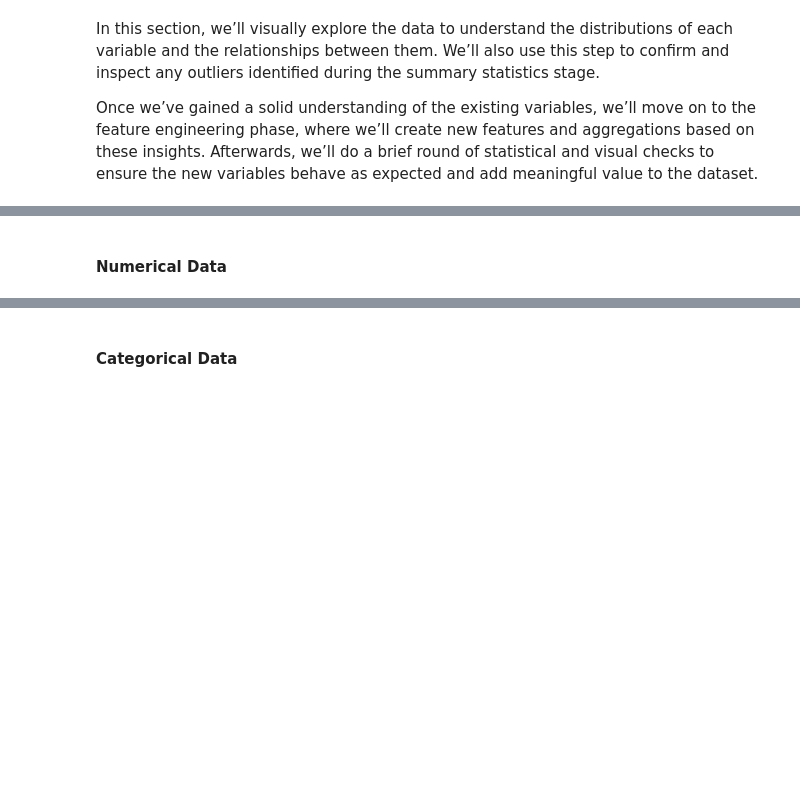
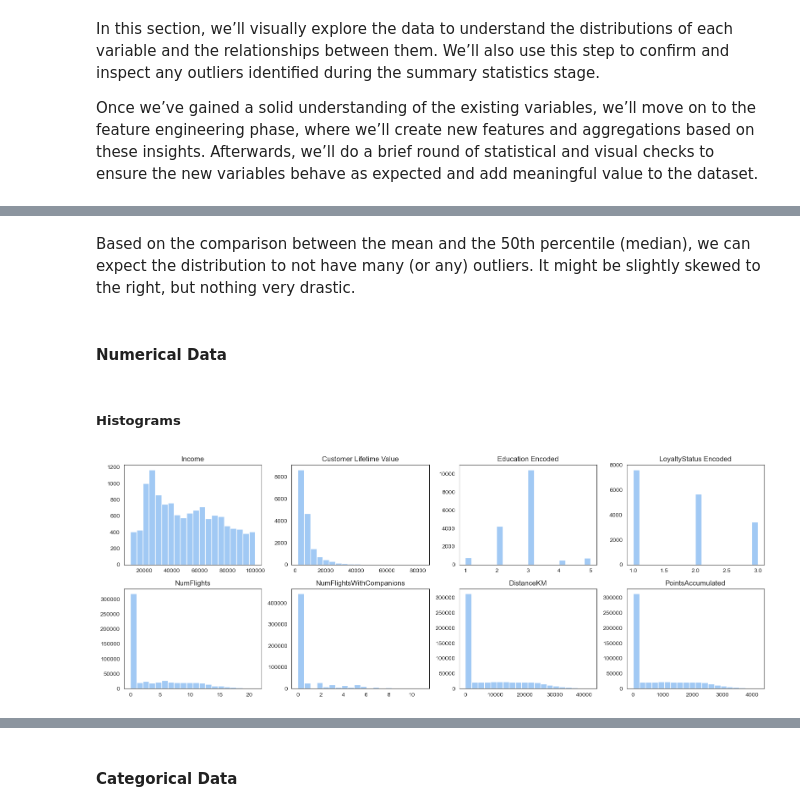
Before and after one commit to lCarvas/data-mining, a Jupyter notebook: src/Group94_EDA_Code.ipynb, the cells around one changed output, grey strips where cells are left out. Saved outputs shown, nothing was run; the diff lists cells and outputs as text; code cells hidden in the pictures; blank space fills up the shorter version.

```diff
--- a/src/Group94_EDA_Code.ipynb
+++ b/src/Group94_EDA_Code.ipynb
@@ -412,0 +706,2 @@ Once we’ve gained a solid understanding of the existing variables, we’ll mov
+# %%
+customerDB_copy.loc[customerDB_copy['Income'] == 0, 'Income'] = np.nan
@@ -413,2 +722,19 @@ Once we’ve gained a solid understanding of the existing variables, we’ll mov
+# %% [markdown]
+Based on the comparison between the mean and the 50th percentile (median), we can expect the distribution to not have many (or any) outliers. It might be slightly skewed to the right, but nothing very drastic.
 # %% [markdown]
 #### Numerical Data
+# %% [markdown]
+##### Histograms
+# %%
+fig, axes = plt.subplots(nrows=2, ncols=4, figsize=(16, 6))
+axes = axes.flatten()
+for i, variable in enumerate(customer_numerical_variables + customer_ordinal_variables_encoded + flight_numerical_variables[:-1]):
+    if variable in customer_numerical_variables or variable in customer_ordinal_variables_encoded:
+        axes[i].hist(customerDB_copy[variable].dropna(), bins=20)
+    else:
+        axes[i].hist(flightDB_copy[variable].dropna(), bins=20)
+    axes[i].set_title(variable)
+plt.tight_layout()
+plt.show()
+# %% [output]
+[figure, added]
```
Also changed, not shown: parts of 57 cells of this notebook.
